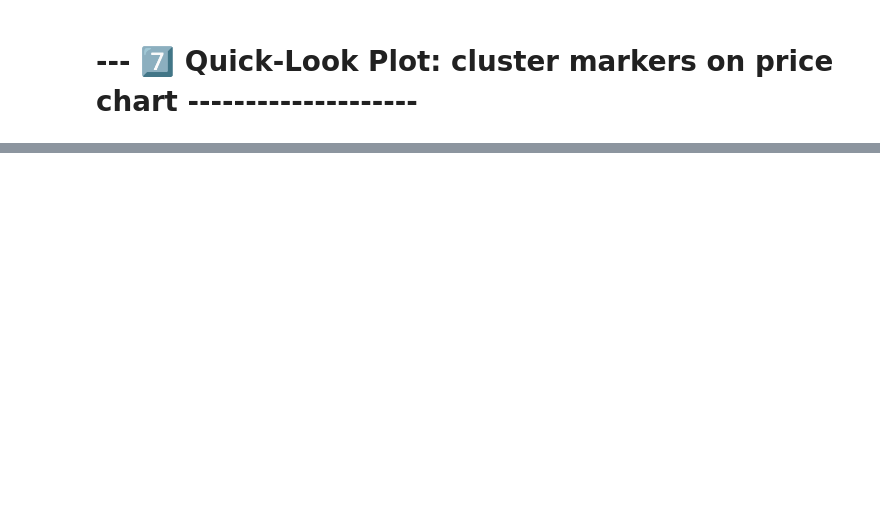
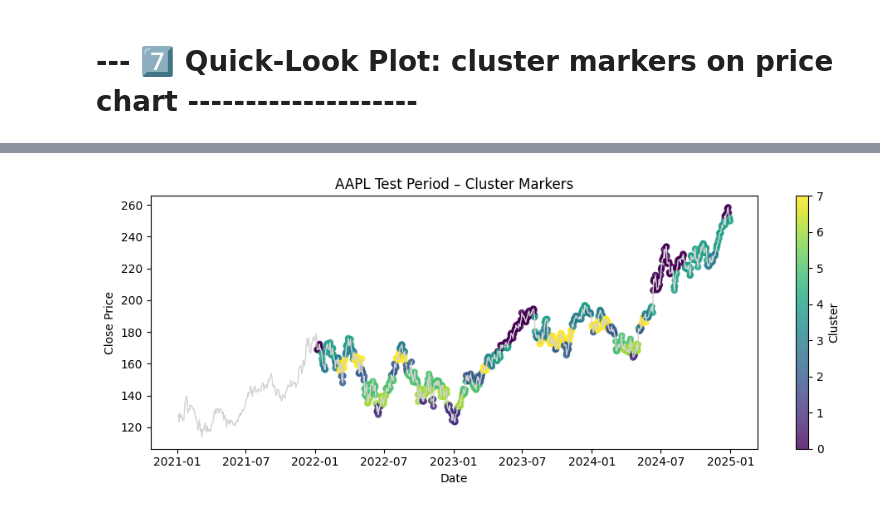
Before and after one commit to BBBree/TA-model-ExLAI-UC-2025, a Jupyter notebook: TS2Vec/PatternRecognition2.ipynb, the cells around one changed output, grey strips where cells are left out. Drawn from its saved outputs; the diff is of its cells as text; code cells hidden in the pictures; blank space fills up the shorter version.

```diff
--- a/TS2Vec/PatternRecognition2.ipynb
+++ b/TS2Vec/PatternRecognition2.ipynb
@@ -506,3 +506,31 @@ interactive_pattern_overlay("AAPL", cluster_id=7, init_thresh=0.85)
 BokehDeprecationWarning: 'circle() method with size value' was deprecated in Bokeh 3.4.0 and will be removed, use 'scatter(size=...) instead' instead.
 [interactive output not drawn]
 [interactive output not drawn]
+# %%
+import matplotlib.pyplot as plt
+
+# Figure 1: AAPL test‐period with cluster markers
+tkr = "AAPL"
+df = test_dfs[tkr]
+ends = [test_meta[i][1] + LOOKBACK - 1
+        for i in range(len(test_meta))
+        if test_meta[i][0] == tkr]
+labels_aapl = [labels[i]
+               for i in range(len(test_meta))
+               if test_meta[i][0] == tkr]
+
+fig, ax = plt.subplots(figsize=(10,4))
+ax.plot(df.index, df["Close"], color='lightgray', lw=1, label="Close Price")
+sc = ax.scatter(df.index[ends],
+                df["Close"].iloc[ends],
+                c=labels_aapl,
+                cmap="viridis",
+                s=25, alpha=0.8)
+ax.set_title(f"{tkr} Test Period – Cluster Markers")
+ax.set_xlabel("Date")
+ax.set_ylabel("Close Price")
+fig.colorbar(sc, ax=ax, label="Cluster")
+plt.tight_layout()
+plt.show()
+# %% [output]
+[figure, added]
```
Also changed, not shown: parts of 8 cells of this notebook.
